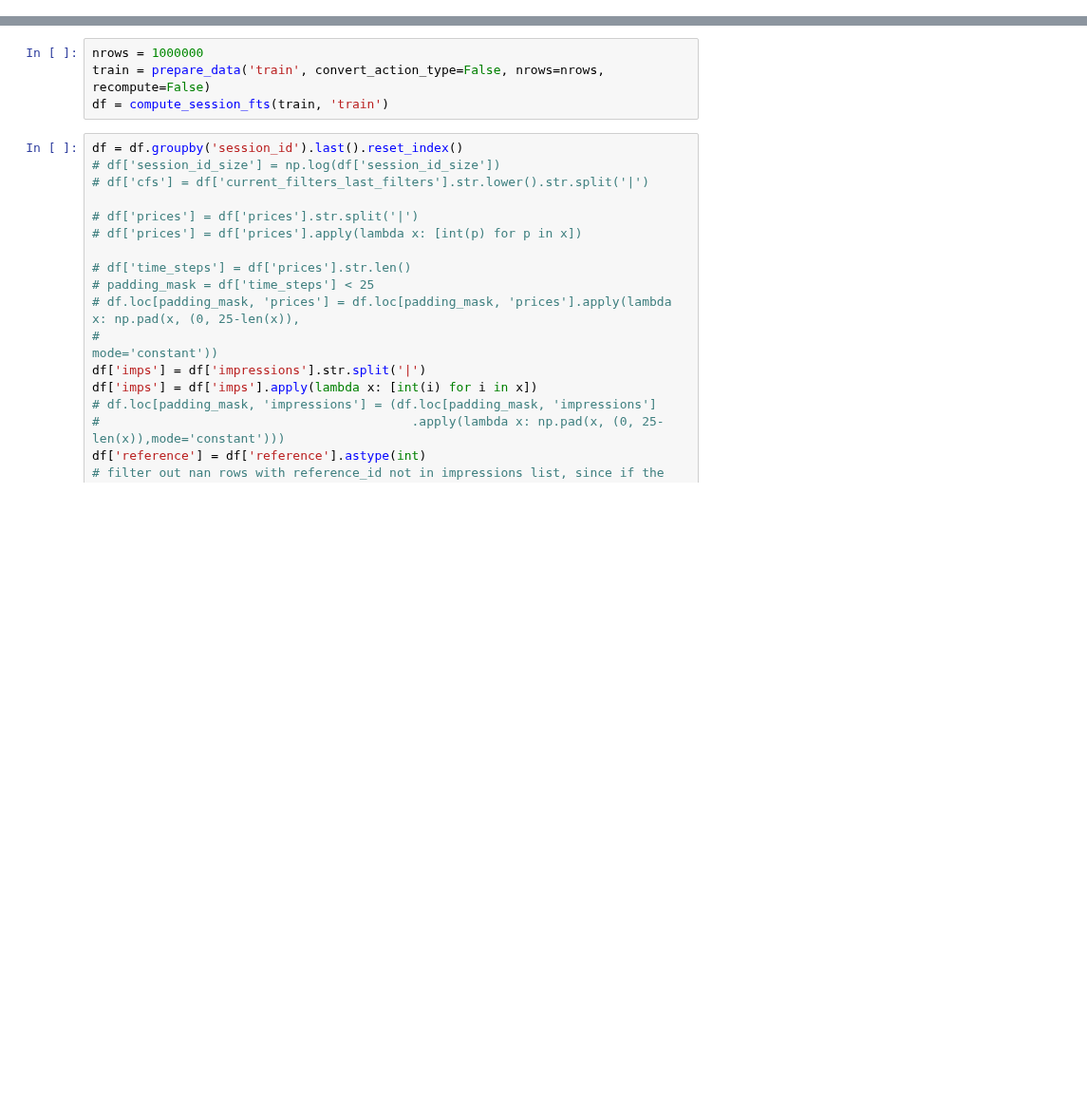
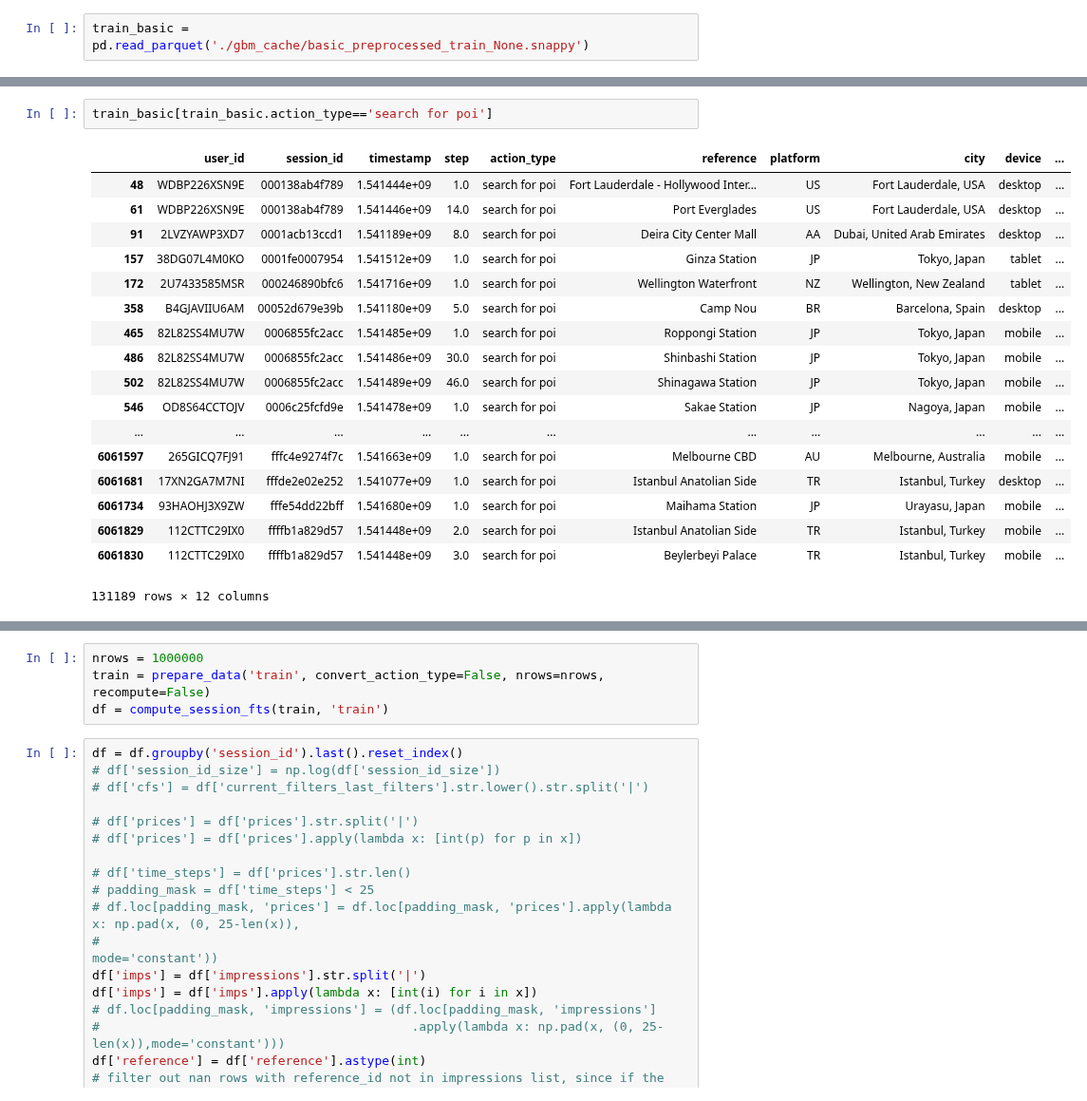
Before and after one commit to samshipengs/naps, a Jupyter notebook: playground.ipynb, the cells around one changed output, grey strips where cells are left out. Shown at 95% size. Drawn from its saved outputs; the diff is of its cells as text; blank space fills up the shorter version.

```diff
--- a/playground.ipynb
+++ b/playground.ipynb
@@ -21,0 +10,2 @@ pp = pprint.PrettyPrinter(indent=1)
+# %%
+train_basic = pd.read_parquet('./gbm_cache/basic_preprocessed_train_None.snappy')
@@ -21,0 +100,21 @@ pp = pprint.PrettyPrinter(indent=1)
+# %%
+train_basic[train_basic.action_type=='search for poi']
+# %% [output]
+|  | user_id | session_id | timestamp | step | action_type | reference | platform | city | device | ... |
+| 48 | WDBP226XSN9E | 000138ab4f789 | 1.541444e+09 | 1.0 | search for poi | Fort Lauderdale - Hollywood Inter... | US | Fort Lauderdale, USA | desktop | ... |
+| 61 | WDBP226XSN9E | 000138ab4f789 | 1.541446e+09 | 14.0 | search for poi | Port Everglades | US | Fort Lauderdale, USA | desktop | ... |
+| 91 | 2LVZYAWP3XD7 | 0001acb13ccd1 | 1.541189e+09 | 8.0 | search for poi | Deira City Center Mall | AA | Dubai, United Arab Emirates | desktop | ... |
+| 157 | 38DG07L4M0KO | 0001fe0007954 | 1.541512e+09 | 1.0 | search for poi | Ginza Station | JP | Tokyo, Japan | tablet | ... |
+| 172 | 2U7433585MSR | 000246890bfc6 | 1.541716e+09 | 1.0 | search for poi | Wellington Waterfront | NZ | Wellington, New Zealand | tablet | ... |
+| 358 | B4GJAVIIU6AM | 00052d679e39b | 1.541180e+09 | 5.0 | search for poi | Camp Nou | BR | Barcelona, Spain | desktop | ... |
+| 465 | 82L82SS4MU7W | 0006855fc2acc | 1.541485e+09 | 1.0 | search for poi | Roppongi Station | JP | Tokyo, Japan | mobile | ... |
+| 486 | 82L82SS4MU7W | 0006855fc2acc | 1.541486e+09 | 30.0 | search for poi | Shinbashi Station | JP | Tokyo, Japan | mobile | ... |
+| 502 | 82L82SS4MU7W | 0006855fc2acc | 1.541489e+09 | 46.0 | search for poi | Shinagawa Station | JP | Tokyo, Japan | mobile | ... |
+| 546 | OD8S64CCTOJV | 0006c25fcfd9e | 1.541478e+09 | 1.0 | search for poi | Sakae Station | JP | Nagoya, Japan | mobile | ... |
+| ... | ... | ... | ... | ... | ... | ... | ... | ... | ... | ... |
+| 6061597 | 265GICQ7FJ91 | fffc4e9274f7c | 1.541663e+09 | 1.0 | search for poi | Melbourne CBD | AU | Melbourne, Australia | mobile | ... |
+| 6061681 | 17XN2GA7M7NI | fffde2e02e252 | 1.541077e+09 | 1.0 | search for poi | Istanbul Anatolian Side | TR | Istanbul, Turkey | desktop | ... |
+| 6061734 | 93HAOHJ3X9ZW | fffe54dd22bff | 1.541680e+09 | 1.0 | search for poi | Maihama Station | JP | Urayasu, Japan | mobile | ... |
+| 6061829 | 112CTTC29IX0 | ffffb1a829d57 | 1.541448e+09 | 2.0 | search for poi | Istanbul Anatolian Side | TR | Istanbul, Turkey | mobile | ... |
+| 6061830 | 112CTTC29IX0 | ffffb1a829d57 | 1.541448e+09 | 3.0 | search for poi | Beylerbeyi Palace | TR | Istanbul, Turkey | mobile | ... |
+131189 rows × 12 columns
```
Also changed, not shown: parts of 31 cells of this notebook, 3 other files.
